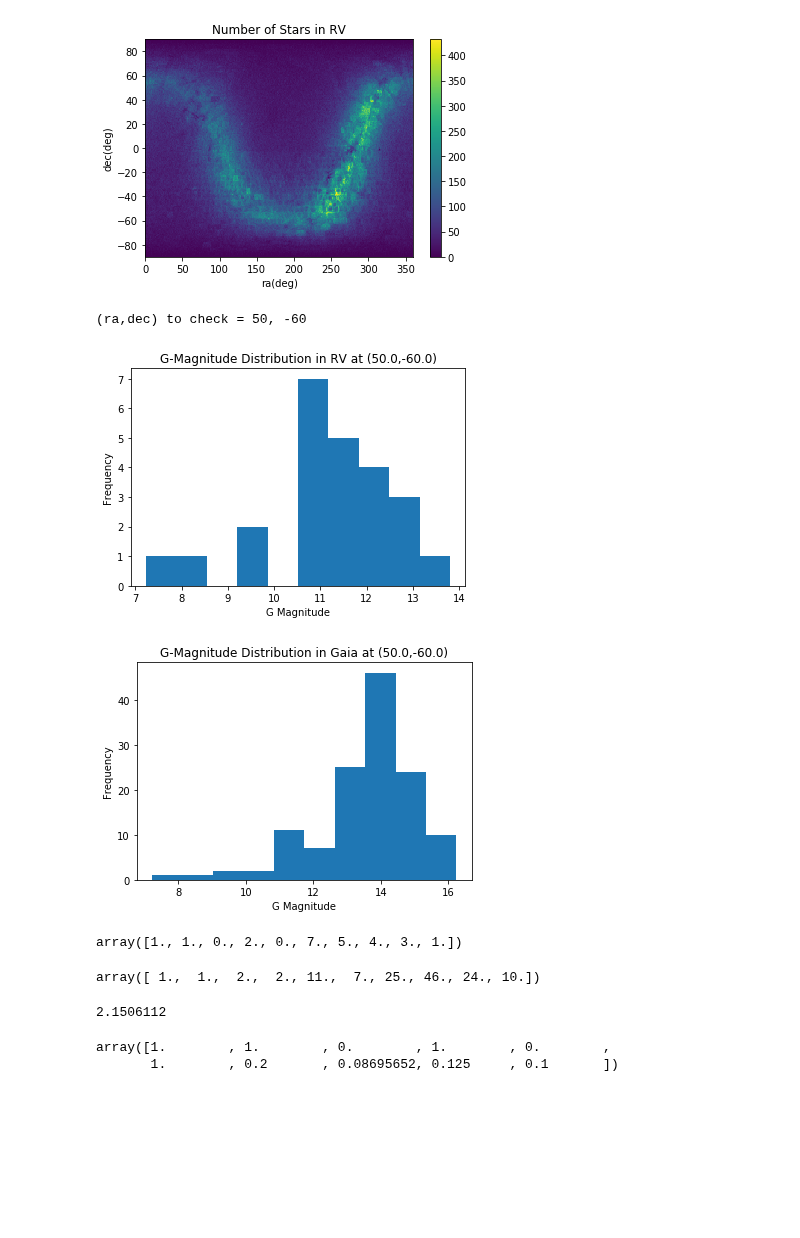
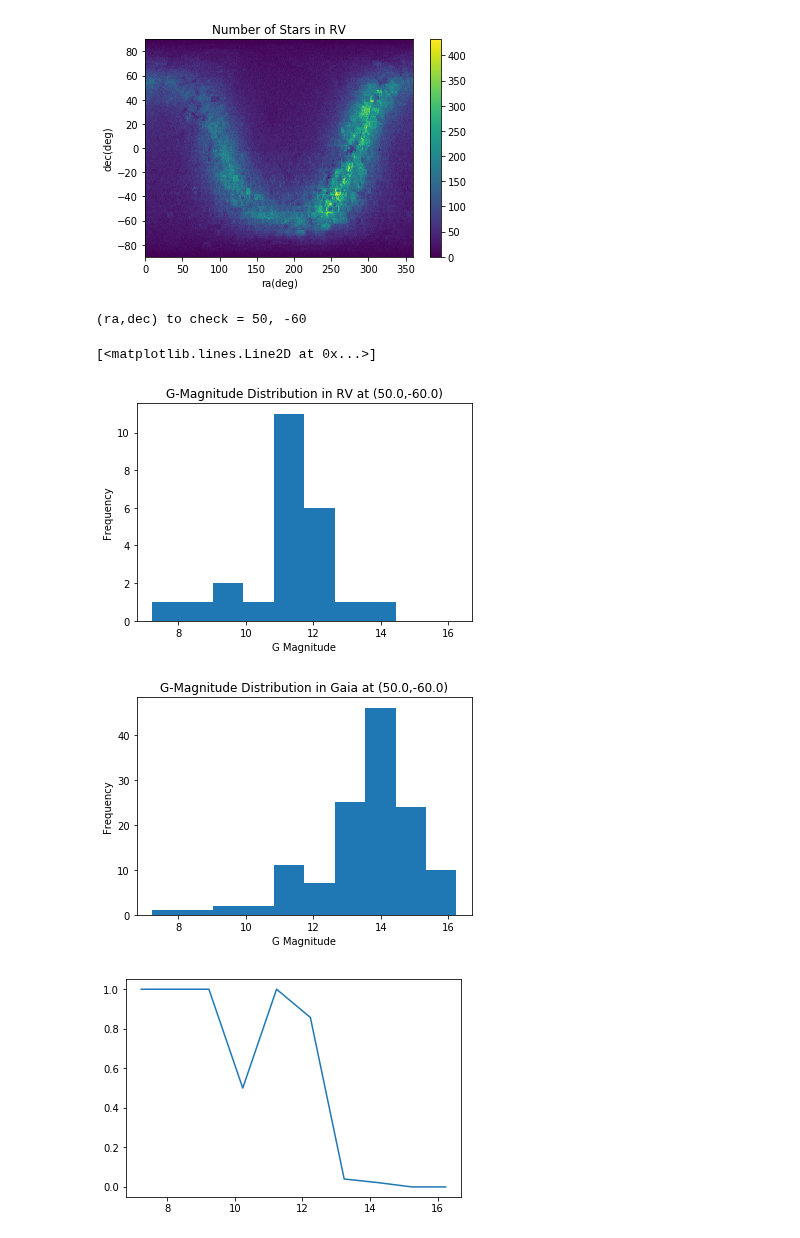
Before and after one commit to mwbub/Gaia-I3, a Jupyter notebook: Code/selection/Magnitude Distribution.ipynb, the cells around one changed output. Drawn from its saved outputs; the diff is of its cells as text; code cells hidden in the pictures; blank space fills up the shorter version.

Commit message:
plotted ratio of frequency

```diff
--- a/Code/selection/Magnitude Distribution.ipynb
+++ b/Code/selection/Magnitude Distribution.ipynb
@@ -91,53 +91,45 @@ ra_0, dec_0 = input("(ra,dec) to check = ").split(',')
 ra_0 = float(ra_0)
 dec_0 =  float(dec_0)
 # search for relevant stars in rv
 mask_search_rv = np.all(np.array([ra_rv > ra_0, ra_rv < ra_0 + ra_pixel, dec_rv > dec_0,
                         dec_rv < dec_0 + dec_pixel]), axis = 0)
 search_rv = data_rv[mask_search_rv]
 # get magnitude of search star
 gmag_rv = search_rv["phot_g_mean_mag"]
 
 # search for relevant stars in gaia
 mask_search_g = np.all(np.array([ra_g > ra_0, ra_g < ra_0 + ra_pixel, dec_g > dec_0,
                         dec_g < dec_0 + dec_pixel]), axis = 0)
 search_g = data_g[mask_search_g]
 # get magnitude of search star
 gmag_g = search_g["phot_g_mean_mag"]
 
-mag_min = min(np.min(gamag_g), np.min(gmag_rv)
-mag_max = max(np.max(gamag_g), np.max(gmag_rv)
+mag_min = min(np.min(gmag_g), np.min(gmag_rv))
+mag_max = max(np.max(gmag_g), np.max(gmag_rv))
 
 plt.figure()
-hist_gmag_rv, edges_rv, patches_rv = plt.hist(gmag_rv, range = (mag_min, mag_max))
+hist_gmag_rv, edges_rv, patches_rv = plt.hist(gmag_rv, range = (mag_min, mag_max), bins = 10)
 plt.xlabel('G Magnitude')
 plt.ylabel('Frequency')
 plt.title("G-Magnitude Distribution in RV at ({},{})".format(ra_0, dec_0))
 plt.savefig("G-Magnitude Distribution in RV at ({},{}).png".format(ra_0, dec_0))
 
 plt.figure()
-hist_gmag_g, edges_g, patches_g = plt.hist(gmag_g, range = (mag_min, mag_max)))
+hist_gmag_g, edges_g, patches_g = plt.hist(gmag_g, range = (mag_min, mag_max), bins = 10)
 plt.xlabel('G Magnitude')
 plt.ylabel('Frequency')
 plt.title("G-Magnitude Distribution in Gaia at ({},{})".format(ra_0, dec_0))
 plt.savefig("G-Magnitude Distribution in Gaia at ({},{}).png".format(ra_0, dec_0))
+
+plt.figure()
+plt.plot(np.linspace(mag_min, mag_max, 10), hist_gmag_rv/hist_gmag_g)
+plt.xlabel('G Magnitude')
+plt.ylabel('Ratio (RV/G)')
+plt.title("Ratio of Freqeuncy of G-Magnitude at ({},{})".format(ra_0, dec_0))
+plt.savefig("Ratio of Freqeuncy of G-Magnitude at ({},{}).png".format(ra_0, dec_0))
 # %% [output]
 (ra,dec) to check = 50, -60
+[<matplotlib.lines.Line2D at 0x...>]
-[figure, old version]
+[figure, new version]
 [figure]
+[figure, added]
-# %%
-hist_gmag_rv
-# %% [output]
-array([1., 1., 0., 2., 0., 7., 5., 4., 3., 1.])
-# %%
-hist_gmag_g
-# %% [output]
-array([ 1.,  1.,  2.,  2., 11.,  7., 25., 46., 24., 10.])
-# %%
-np.min(data_g["phot_g_mean_mag"])
-# %% [output]
-2.1506112
-# %%
-hist_gmag_rv/hist_gmag_g
-# %% [output]
-array([1.        , 1.        , 0.        , 1.        , 0.        ,
-       1.        , 0.2       , 0.08695652, 0.125     , 0.1       ])
```
